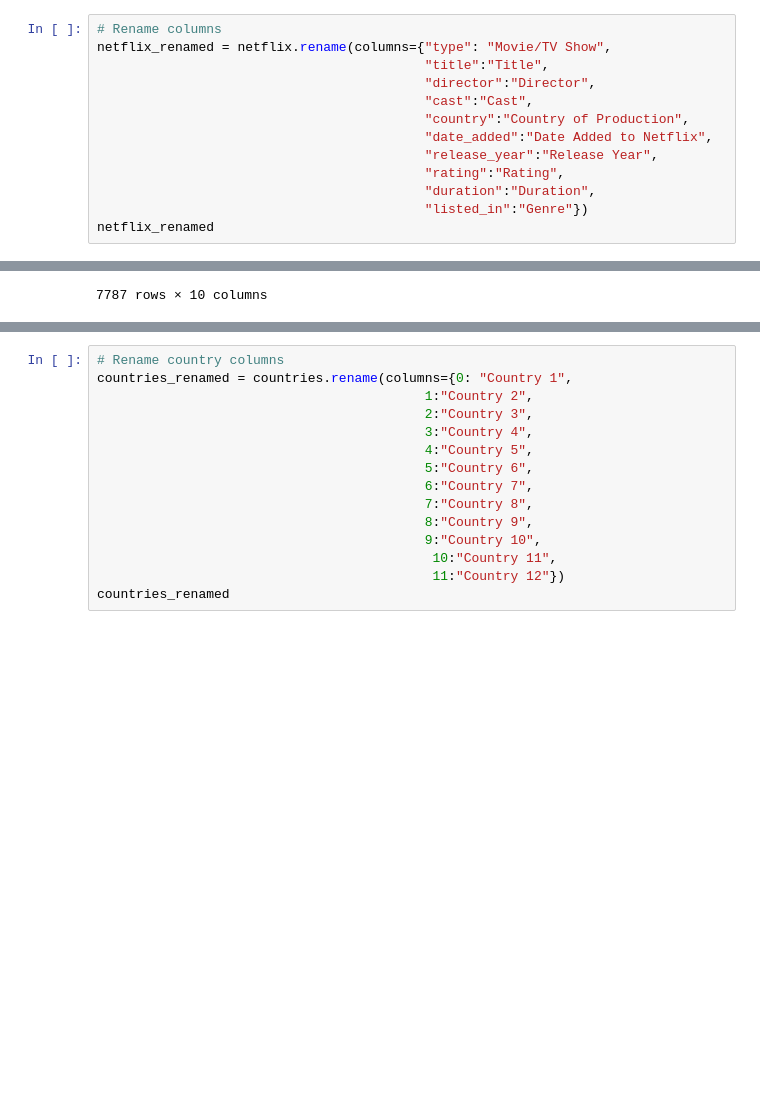
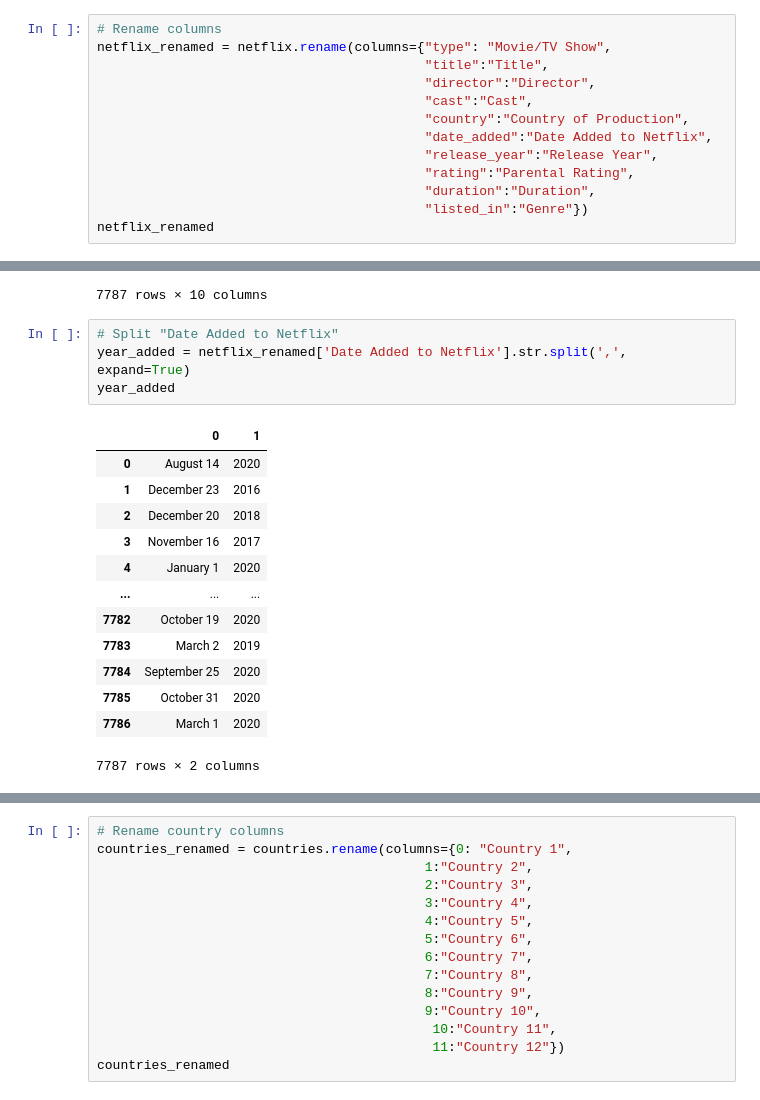
Before and after one commit to terrilvallikalam/Project1-TheFloorIsJava, a Jupyter notebook: netflix.ipynb, the cells around one changed output, grey strips where cells are left out. Cells and saved outputs as stored; diff of their text form; blank space fills up the shorter version.

```diff
--- a/netflix.ipynb
+++ b/netflix.ipynb
@@ -76,7 +76,7 @@ netflix_renamed = netflix.rename(columns={"type": "Movie/TV Show",
                                           "country":"Country of Production",
                                           "date_added":"Date Added to Netflix",
                                           "release_year":"Release Year",
-                                          "rating":"Rating",
+                                          "rating":"Parental Rating",
                                           "duration":"Duration",
                                           "listed_in":"Genre"})
 netflix_renamed
@@ -94,4 +94,22 @@ netflix_renamed
 | 7785 | TV Show | Zumbo's Just Desserts | N/A | Adriano Zumbo, Rachel Khoo | Australia | October 31, 2020 | 2019 | ... |
 | 7786 | Movie | ZZ TOP: THAT LITTLE OL' BAND FROM... | Sam Dunn | N/A | United Kingdom, Canada, United St... | March 1, 2020 | 2019 | ... |
 7787 rows × 10 columns
+# %%
+# Split "Date Added to Netflix"
+year_added = netflix_renamed['Date Added to Netflix'].str.split(',', expand=True)
+year_added
+# %% [output]
+|  | 0 | 1 |
+| 0 | August 14 | 2020 |
+| 1 | December 23 | 2016 |
+| 2 | December 20 | 2018 |
+| 3 | November 16 | 2017 |
+| 4 | January 1 | 2020 |
+| ... | ... | ... |
+| 7782 | October 19 | 2020 |
+| 7783 | March 2 | 2019 |
+| 7784 | September 25 | 2020 |
+| 7785 | October 31 | 2020 |
+| 7786 | March 1 | 2020 |
+7787 rows × 2 columns
 # %%
```
Also changed, not shown: parts of 4 cells of this notebook, 2 other files.
